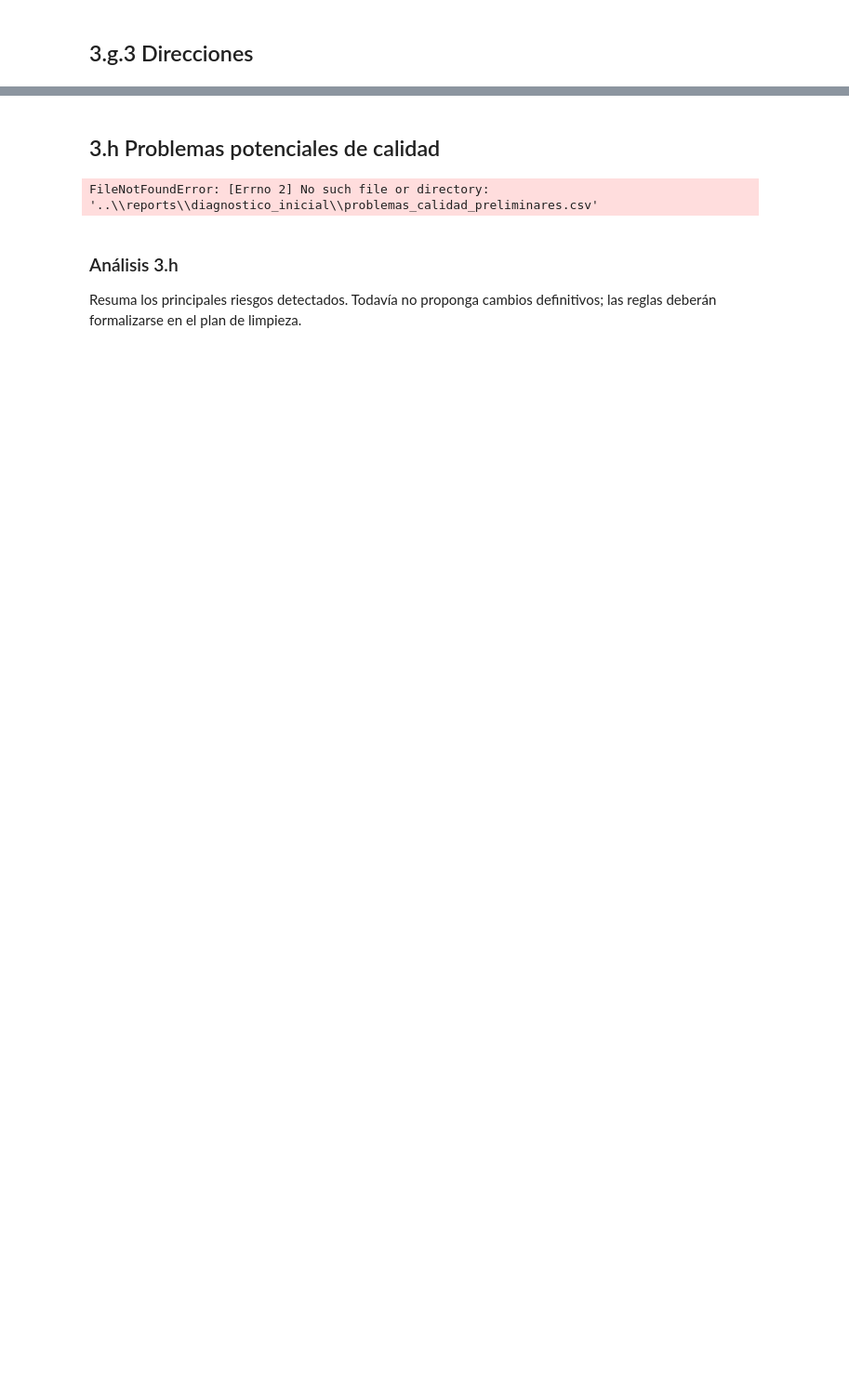
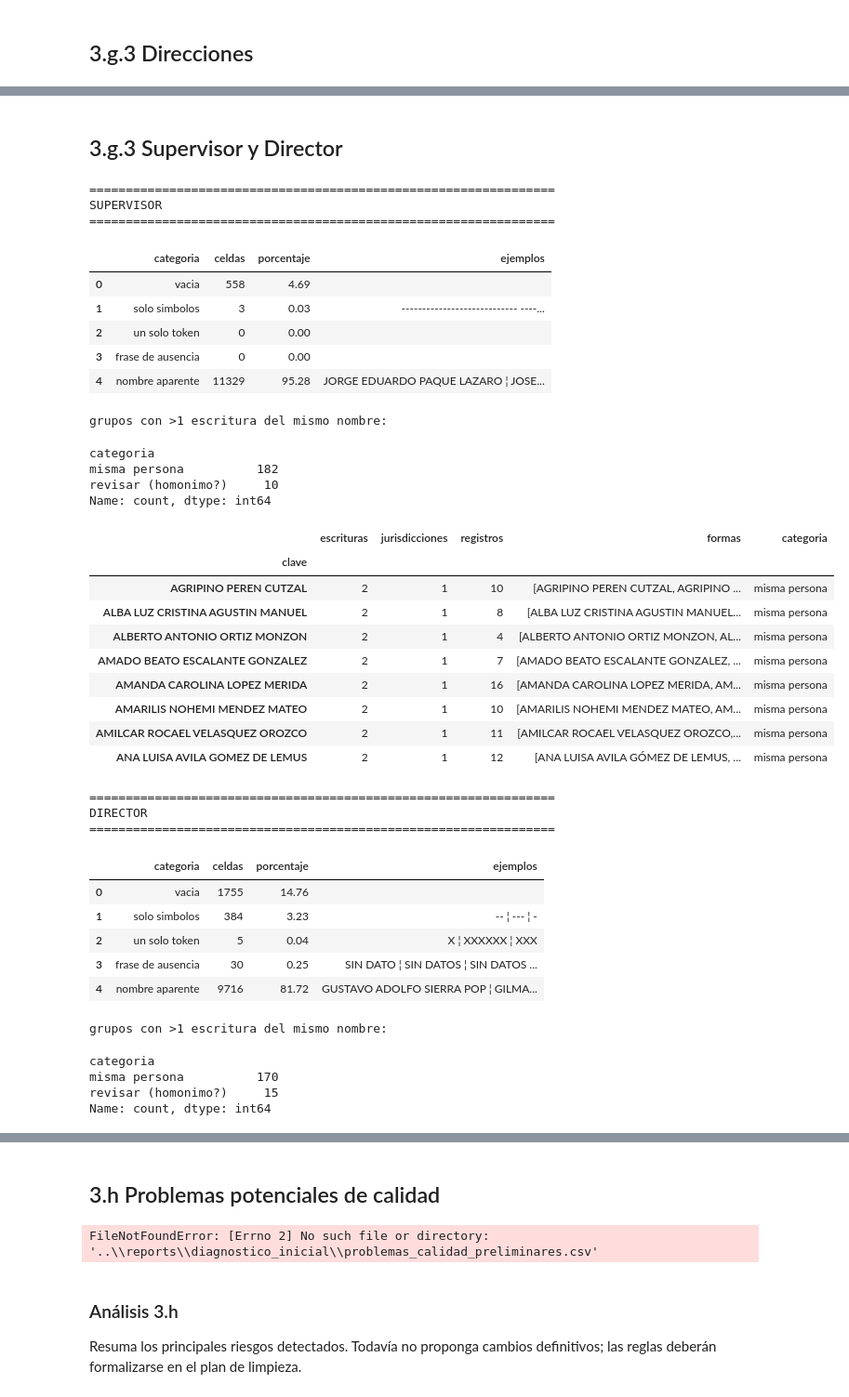
Before and after one commit to Vann06/Proyecto-1-Data-Science, a Jupyter notebook: notebooks/01_ingesta_diagnostico_inicial.ipynb, the cells around one changed output, grey strips where cells are left out. Shown at 93% size. Drawn from its saved outputs; the diff is of its cells as text; code cells hidden in the pictures; blank space fills up the shorter version.

Commit message:
Supervisor y director

```diff
--- a/notebooks/01_ingesta_diagnostico_inicial.ipynb
+++ b/notebooks/01_ingesta_diagnostico_inicial.ipynb
@@ -572,23 +572,13 @@ Name: count, dtype: int64
 # %% [markdown]
 ## 3.g.3 Direcciones
 # %%
-dir_ = df_raw["DIRECCION"].fillna("").str.strip()
+from src.diagnostico import (
+    marcadores_direccion, direccion_redundante,
+    direccion_contaminada, inventario_escritura,
+)
 
-print("total          :", len(dir_))
-print("vacias         :", (dir_ == "").sum())
-print("unicas         :", dir_.nunique())
-print()
-print("longitud (caracteres):")
-print(dir_[dir_ != ""].str.len().describe().round(1))
-print()
-print("--- 15 mas cortas ---")
-for v in dir_[dir_ != ""].sort_values(key=lambda s: s.str.len()).head(15):
-    print(repr(v))
-print()
-print("--- 10 al azar ---")
-for v in dir_[dir_ != ""].sample(10, random_state=7):
-    print(repr(v))
-print()
-print("--- 10 mas repetidas ---")
-print(dir_[dir_ != ""].value_counts().head(10))
+display(marcadores_direccion(df_raw["DIRECCION"]))
+display(direccion_redundante(df_raw))
+display(direccion_contaminada(df_raw["DIRECCION"]))
+display(inventario_escritura(df_raw["DIRECCION"]))
 # %% [output]
@@ -623,0 +611,54 @@ ImportError: cannot import name 'marcadores_direccion' from 'src.diagnostico' (c
+# %% [markdown]
+## 3.g.3 Supervisor y Director
+# %%
+from src.diagnostico import nombres_ausentes, variantes_nombre
+
+for col in ["SUPERVISOR", "DIRECTOR"]:
+    print("=" * 64)
+    print(col)
+    print("=" * 64)
+    display(nombres_ausentes(df_raw[col]))
+
+    v = variantes_nombre(df_raw[col], df_raw["DEPARTAMENTAL"])
+    print("grupos con >1 escritura del mismo nombre:")
+    display(v["categoria"].value_counts())
+    display(v.head(8))
+# %% [output]
+================================================================
+SUPERVISOR
+================================================================
+|  | categoria | celdas | porcentaje | ejemplos |
+| 0 | vacia | 558 | 4.69 |  |
+| 1 | solo simbolos | 3 | 0.03 | ---------------------------- ----... |
+| 2 | un solo token | 0 | 0.00 |  |
+| 3 | frase de ausencia | 0 | 0.00 |  |
+| 4 | nombre aparente | 11329 | 95.28 | JORGE EDUARDO PAQUE LAZARO ¦ JOSE... |
+grupos con >1 escritura del mismo nombre:
+categoria
+misma persona          182
+revisar (homonimo?)     10
+Name: count, dtype: int64
+|  | escrituras | jurisdicciones | registros | formas | categoria |
+| clave |  |  |  |  |  |
+| AGRIPINO PEREN CUTZAL | 2 | 1 | 10 | [AGRIPINO PEREN CUTZAL, AGRIPINO ... | misma persona |
+| ALBA LUZ CRISTINA AGUSTIN MANUEL | 2 | 1 | 8 | [ALBA LUZ CRISTINA AGUSTIN MANUEL... | misma persona |
+| ALBERTO ANTONIO ORTIZ MONZON | 2 | 1 | 4 | [ALBERTO ANTONIO ORTIZ MONZON, AL... | misma persona |
+| AMADO BEATO ESCALANTE GONZALEZ | 2 | 1 | 7 | [AMADO BEATO ESCALANTE GONZALEZ, ... | misma persona |
+| AMANDA CAROLINA LOPEZ MERIDA | 2 | 1 | 16 | [AMANDA CAROLINA LOPEZ MERIDA, AM... | misma persona |
+| AMARILIS NOHEMI MENDEZ MATEO | 2 | 1 | 10 | [AMARILIS NOHEMI MENDEZ MATEO, AM... | misma persona |
+| AMILCAR ROCAEL VELASQUEZ OROZCO | 2 | 1 | 11 | [AMILCAR ROCAEL VELASQUEZ OROZCO,... | misma persona |
+| ANA LUISA AVILA GOMEZ DE LEMUS | 2 | 1 | 12 | [ANA LUISA AVILA GÓMEZ DE LEMUS, ... | misma persona |
+================================================================
+DIRECTOR
+================================================================
+|  | categoria | celdas | porcentaje | ejemplos |
+| 0 | vacia | 1755 | 14.76 |  |
+| 1 | solo simbolos | 384 | 3.23 | -- ¦ --- ¦ - |
+| 2 | un solo token | 5 | 0.04 | X ¦ XXXXXX ¦ XXX |
+| 3 | frase de ausencia | 30 | 0.25 | SIN DATO ¦ SIN DATOS ¦ SIN DATOS ... |
+| 4 | nombre aparente | 9716 | 81.72 | GUSTAVO ADOLFO SIERRA POP ¦ GILMA... |
+grupos con >1 escritura del mismo nombre:
+categoria
+misma persona          170
+revisar (homonimo?)     15
+Name: count, dtype: int64
```
Also changed, not shown: parts of 3 cells of this notebook, 1 other file.
